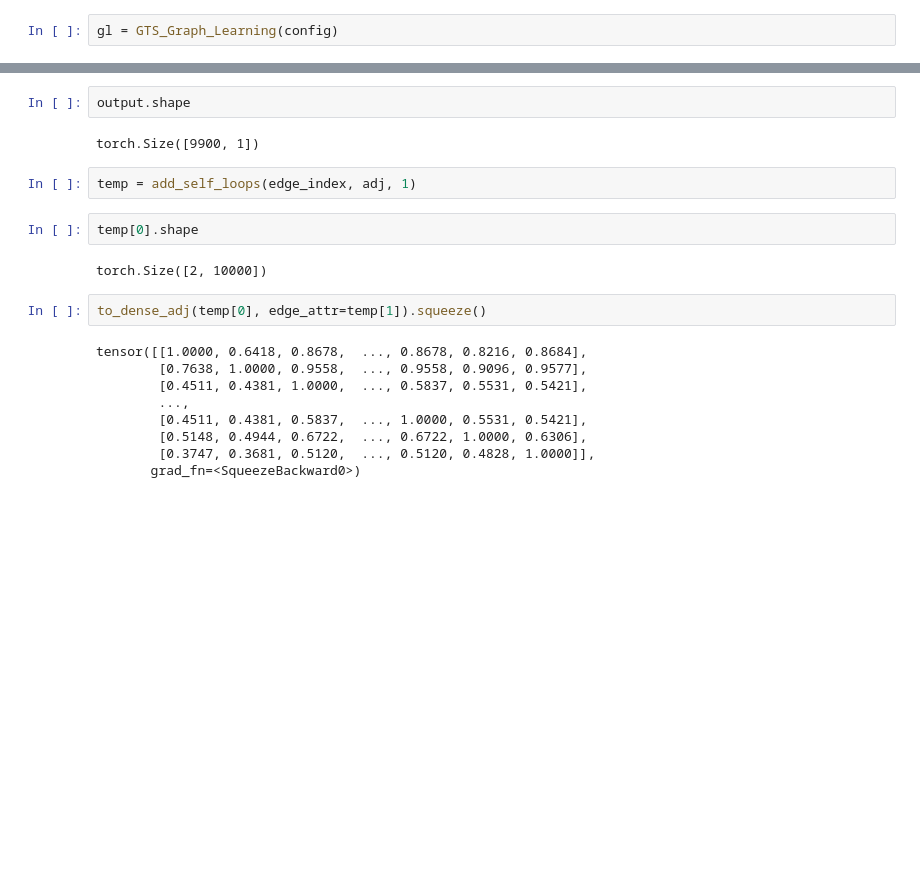
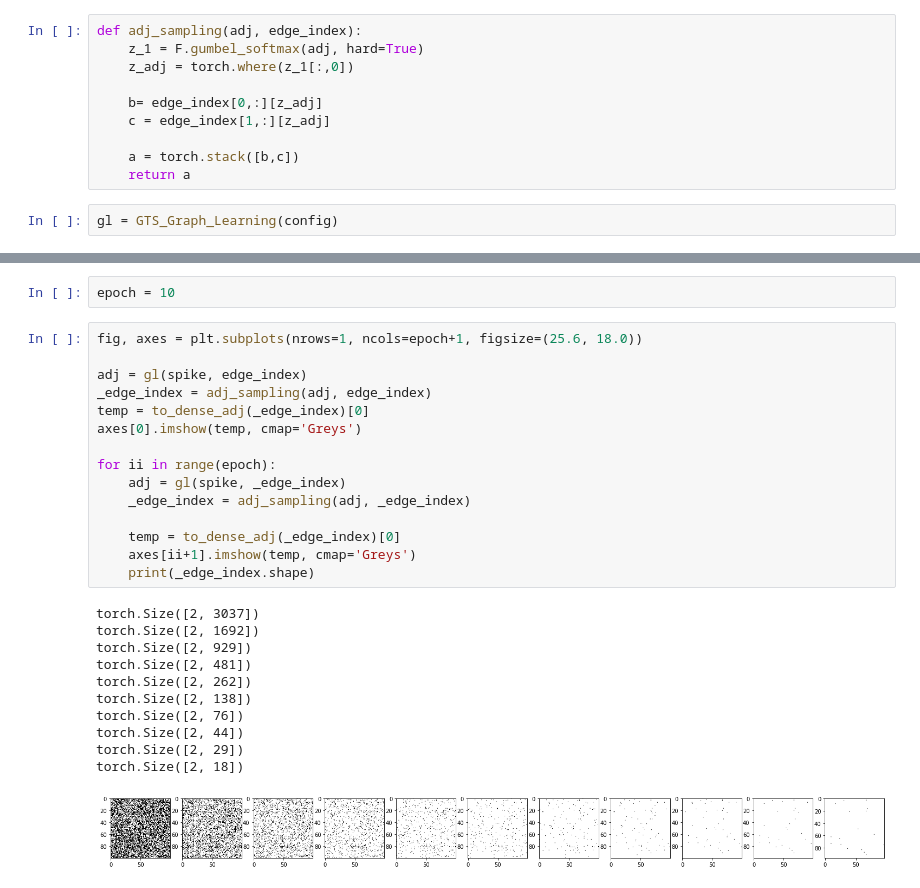
Before and after one commit to Kim-Ju-Hyeon/GSL, a Jupyter notebook: gts_graphlearning.ipynb, the cells around one changed output, grey strips where cells are left out. Cells and saved outputs as stored; diff of their text form; blank space fills up the shorter version.

```diff
--- a/gts_graphlearning.ipynb
+++ b/gts_graphlearning.ipynb
@@ -73,2 +67,12 @@ torch.Size([100, 4800])
+# %%
+def adj_sampling(adj, edge_index):
+    z_1 = F.gumbel_softmax(adj, hard=True)
+    z_adj = torch.where(z_1[:,0])
+
+    b= edge_index[0,:][z_adj]
+    c = edge_index[1,:][z_adj]
+
+    a = torch.stack([b,c])
+    return a
 # %%
 gl = GTS_Graph_Learning(config)
@@ -280,21 +79,29 @@ output = torch.stack(out_list).view(-1,1)
-# %%
-output.shape
-# %% [output]
-torch.Size([9900, 1])
-# %%
-temp = add_self_loops(edge_index, adj, 1)
-# %%
-temp[0].shape
-# %% [output]
-torch.Size([2, 10000])
-# %%
-to_dense_adj(temp[0], edge_attr=temp[1]).squeeze()
-# %% [output]
-tensor([[1.0000, 0.6418, 0.8678,  ..., 0.8678, 0.8216, 0.8684],
-        [0.7638, 1.0000, 0.9558,  ..., 0.9558, 0.9096, 0.9577],
-        [0.4511, 0.4381, 1.0000,  ..., 0.5837, 0.5531, 0.5421],
-        ...,
-        [0.4511, 0.4381, 0.5837,  ..., 1.0000, 0.5531, 0.5421],
-        [0.5148, 0.4944, 0.6722,  ..., 0.6722, 1.0000, 0.6306],
-        [0.3747, 0.3681, 0.5120,  ..., 0.5120, 0.4828, 1.0000]],
-       grad_fn=<SqueezeBackward0>)
+# %%
+epoch = 10
+# %%
+fig, axes = plt.subplots(nrows=1, ncols=epoch+1, figsize=(25.6, 18.0))
+
+adj = gl(spike, edge_index)
+_edge_index = adj_sampling(adj, edge_index)
+temp = to_dense_adj(_edge_index)[0]
+axes[0].imshow(temp, cmap='Greys')
+
+for ii in range(epoch):
+    adj = gl(spike, _edge_index)
+    _edge_index = adj_sampling(adj, _edge_index)
+
+    temp = to_dense_adj(_edge_index)[0]
+    axes[ii+1].imshow(temp, cmap='Greys')
+    print(_edge_index.shape)
+# %% [output]
+torch.Size([2, 3037])
+torch.Size([2, 1692])
+torch.Size([2, 929])
+torch.Size([2, 481])
+torch.Size([2, 262])
+torch.Size([2, 138])
+torch.Size([2, 76])
+torch.Size([2, 44])
+torch.Size([2, 29])
+torch.Size([2, 18])
+[figure, added]
```
Also changed, not shown: parts of 40 cells of this notebook, 1 other file.
